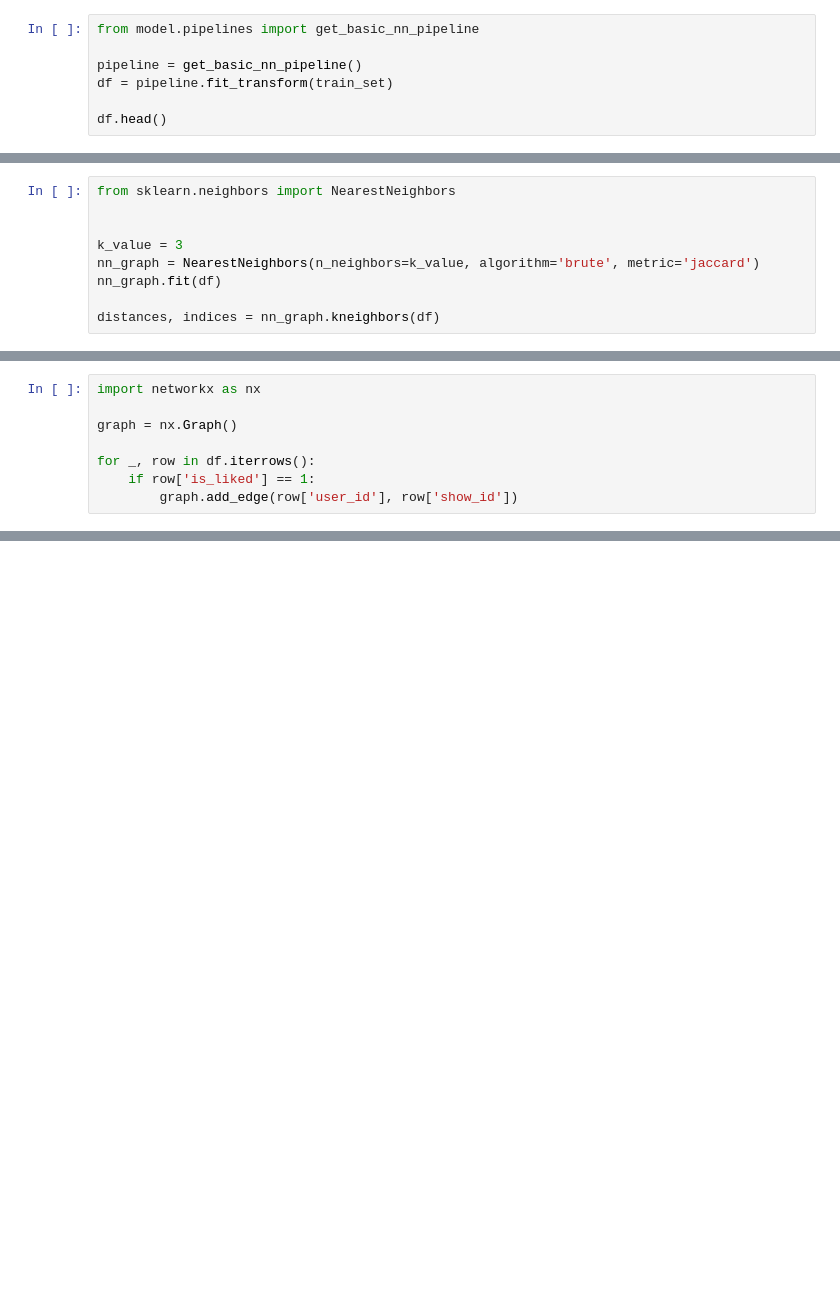
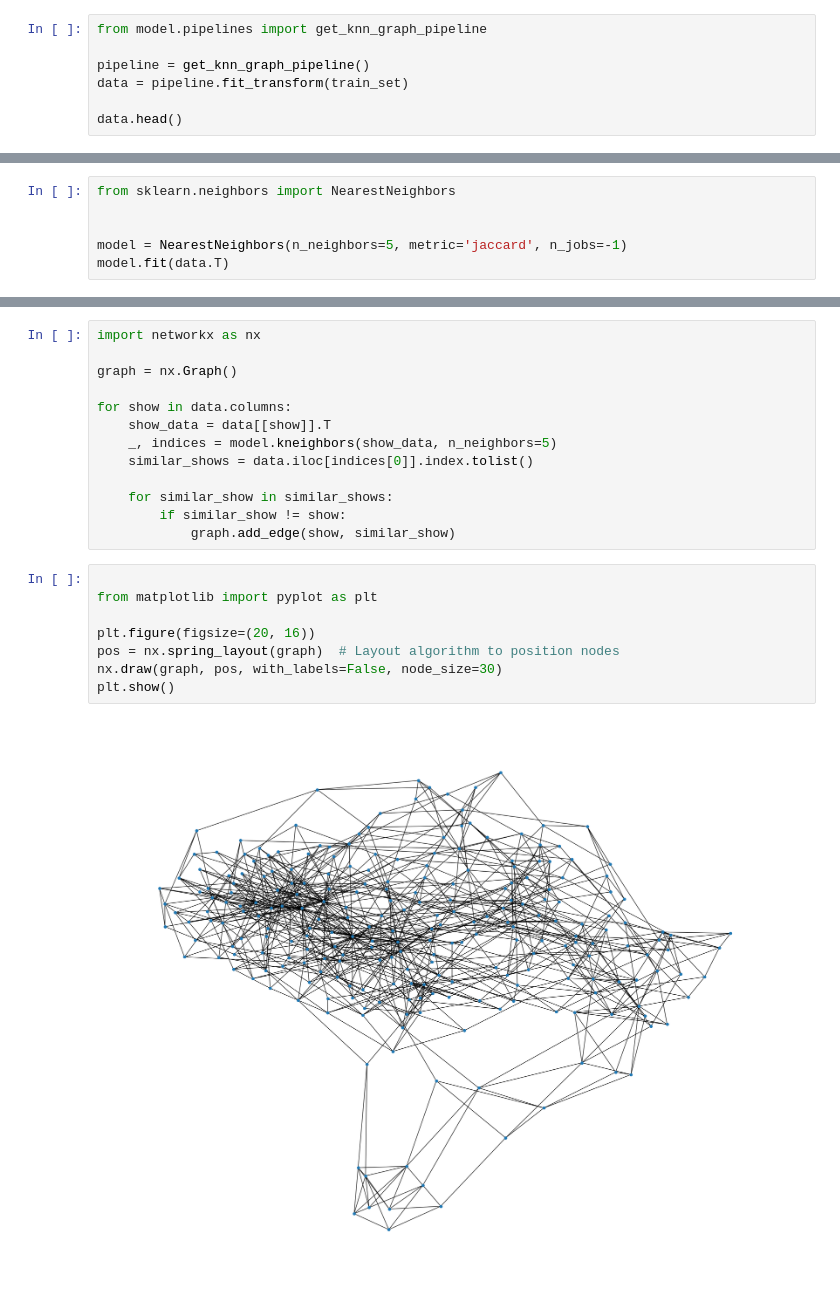
Before and after one commit to laaksomavrick/canihasashowplz, a Jupyter notebook: model/model.ipynb, the cells around one changed output, grey strips where cells are left out. Cells and saved outputs as stored; diff of their text form; blank space fills up the shorter version.

Commit message:
Updated model strategy to leverage Jaccard-distance based graph

```diff
--- a/model/model.ipynb
+++ b/model/model.ipynb
@@ -7,7 +14,7 @@ train_set.head()
 # %%
-from model.pipelines import get_basic_nn_pipeline
+from model.pipelines import get_knn_graph_pipeline
 
-pipeline = get_basic_nn_pipeline()
-df = pipeline.fit_transform(train_set)
+pipeline = get_knn_graph_pipeline()
+data = pipeline.fit_transform(train_set)
 
-df.head()
+data.head()
@@ -15,8 +31,5 @@ df.head()
 from sklearn.neighbors import NearestNeighbors
 
 
-k_value = 3
-nn_graph = NearestNeighbors(n_neighbors=k_value, algorithm='brute', metric='jaccard')
-nn_graph.fit(df)
-
-distances, indices = nn_graph.kneighbors(df)
+model = NearestNeighbors(n_neighbors=5, metric='jaccard', n_jobs=-1)
+model.fit(data.T)
@@ -23,8 +37,0 @@ distances, indices = nn_graph.kneighbors(df)
-# %%
-import networkx as nx
-
-graph = nx.Graph()
-
-for _, row in df.iterrows():
-    if row['is_liked'] == 1:
-        graph.add_edge(row['user_id'], row['show_id'])
@@ -60,0 +38,23 @@ print(recommended_shows)
+# %%
+import networkx as nx
+
+graph = nx.Graph()
+
+for show in data.columns:
+    show_data = data[[show]].T
+    _, indices = model.kneighbors(show_data, n_neighbors=5)
+    similar_shows = data.iloc[indices[0]].index.tolist()
+
+    for similar_show in similar_shows:
+        if similar_show != show:
+            graph.add_edge(show, similar_show)
+# %%
+
+from matplotlib import pyplot as plt
+
+plt.figure(figsize=(20, 16))
+pos = nx.spring_layout(graph)  # Layout algorithm to position nodes
+nx.draw(graph, pos, with_labels=False, node_size=30)
+plt.show()
+# %% [output]
+[figure, added]
```
Also changed, not shown: parts of 7 cells of this notebook, 7 other files.
